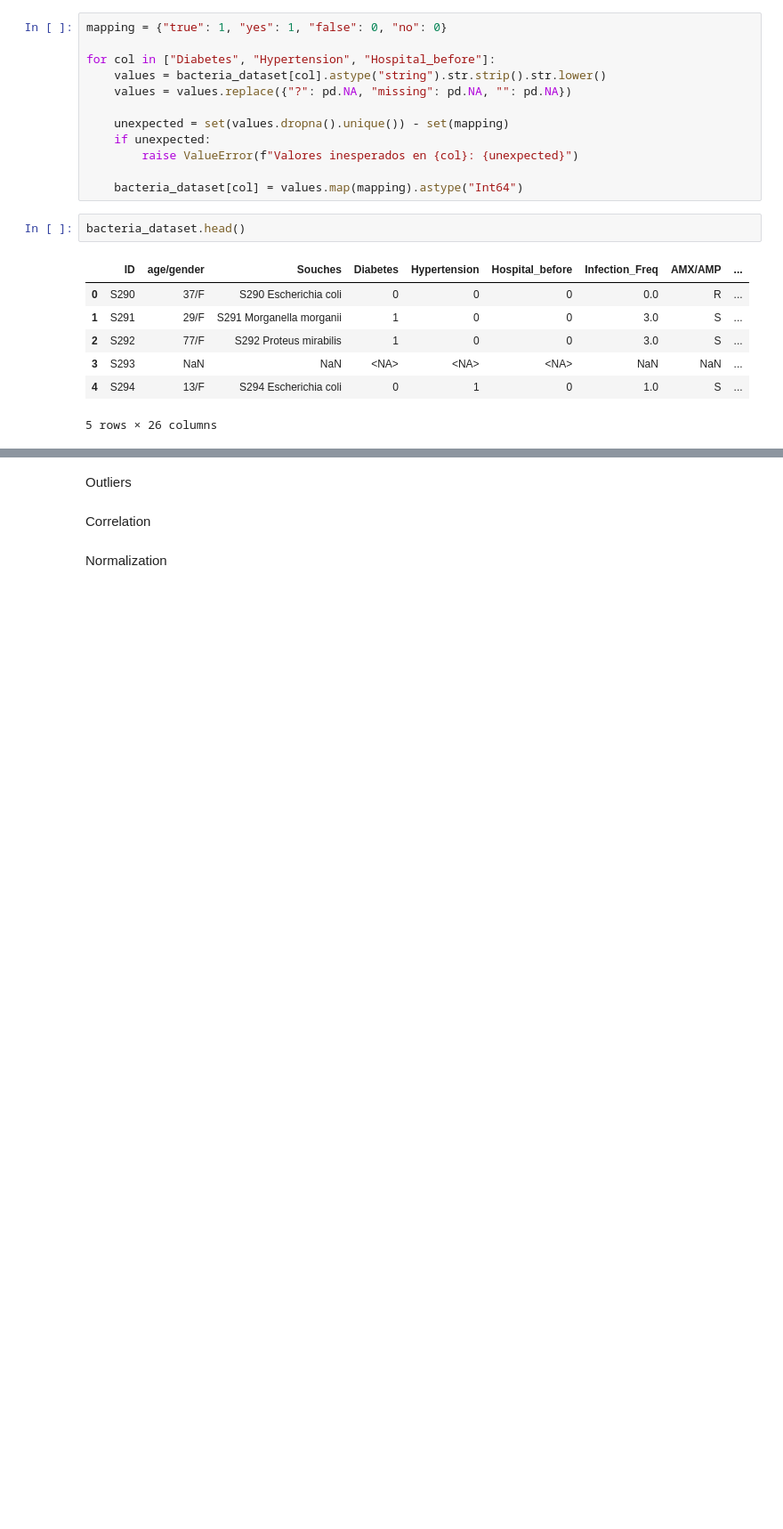
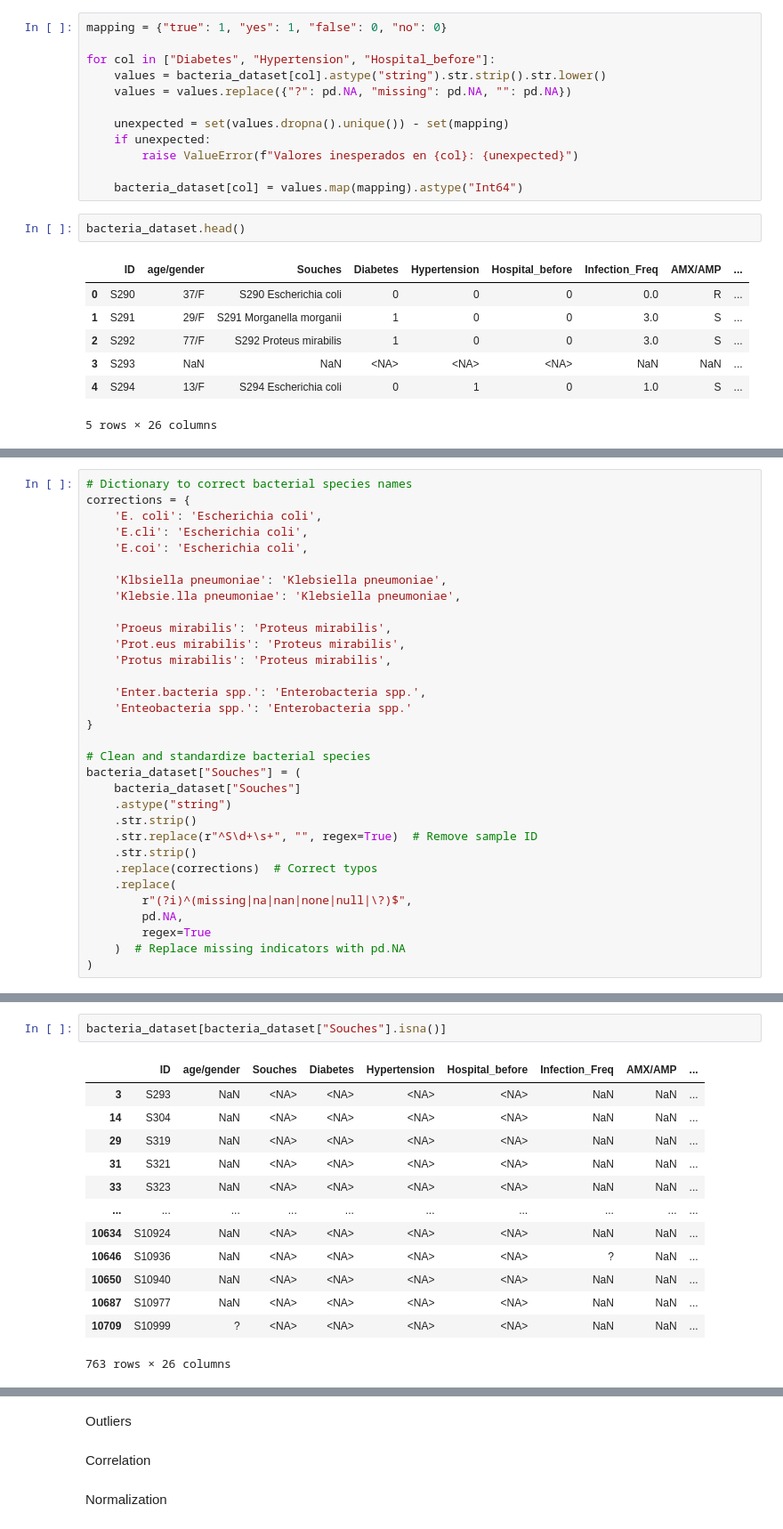
Before and after one commit to mvdelcampo/machine-learning-project, a Jupyter notebook: 00_EDA.ipynb, the cells around one changed output, grey strips where cells are left out. Shown at 89% size. Cells and saved outputs as stored; diff of their text form; blank space fills up the shorter version.

```diff
--- a/00_EDA.ipynb
+++ b/00_EDA.ipynb
@@ -218,0 +251,32 @@ Length: 2, dtype: str
+# %%
+# Dictionary to correct bacterial species names
+corrections = {
+    'E. coli': 'Escherichia coli',
+    'E.cli': 'Escherichia coli',
+    'E.coi': 'Escherichia coli',
+
+    'Klbsiella pneumoniae': 'Klebsiella pneumoniae',
+    'Klebsie.lla pneumoniae': 'Klebsiella pneumoniae',
+
+    'Proeus mirabilis': 'Proteus mirabilis',
+    'Prot.eus mirabilis': 'Proteus mirabilis',
+    'Protus mirabilis': 'Proteus mirabilis',
+
+    'Enter.bacteria spp.': 'Enterobacteria spp.',
+    'Enteobacteria spp.': 'Enterobacteria spp.'
+}
+
+# Clean and standardize bacterial species
+bacteria_dataset["Souches"] = (
+    bacteria_dataset["Souches"]
+    .astype("string")
+    .str.strip()
+    .str.replace(r"^S\d+\s+", "", regex=True)  # Remove sample ID
+    .str.strip()
+    .replace(corrections)  # Correct typos
+    .replace(
+        r"(?i)^(missing|na|nan|none|null|\?)$",
+        pd.NA,
+        regex=True
+    )  # Replace missing indicators with pd.NA
+)
@@ -218,0 +307,16 @@ Length: 2, dtype: str
+# %%
+bacteria_dataset[bacteria_dataset["Souches"].isna()]
+# %% [output]
+|  | ID | age/gender | Souches | Diabetes | Hypertension | Hospital_before | Infection_Freq | AMX/AMP | ... |
+| 3 | S293 | NaN | <NA> | <NA> | <NA> | <NA> | NaN | NaN | ... |
+| 14 | S304 | NaN | <NA> | <NA> | <NA> | <NA> | NaN | NaN | ... |
+| 29 | S319 | NaN | <NA> | <NA> | <NA> | <NA> | NaN | NaN | ... |
+| 31 | S321 | NaN | <NA> | <NA> | <NA> | <NA> | NaN | NaN | ... |
+| 33 | S323 | NaN | <NA> | <NA> | <NA> | <NA> | NaN | NaN | ... |
+| ... | ... | ... | ... | ... | ... | ... | ... | ... | ... |
+| 10634 | S10924 | NaN | <NA> | <NA> | <NA> | <NA> | NaN | NaN | ... |
+| 10646 | S10936 | NaN | <NA> | <NA> | <NA> | <NA> | ? | NaN | ... |
+| 10650 | S10940 | NaN | <NA> | <NA> | <NA> | <NA> | NaN | NaN | ... |
+| 10687 | S10977 | NaN | <NA> | <NA> | <NA> | <NA> | NaN | NaN | ... |
+| 10709 | S10999 | ? | <NA> | <NA> | <NA> | <NA> | NaN | NaN | ... |
+763 rows × 26 columns
```
Also changed, not shown: parts of 21 cells of this notebook.
